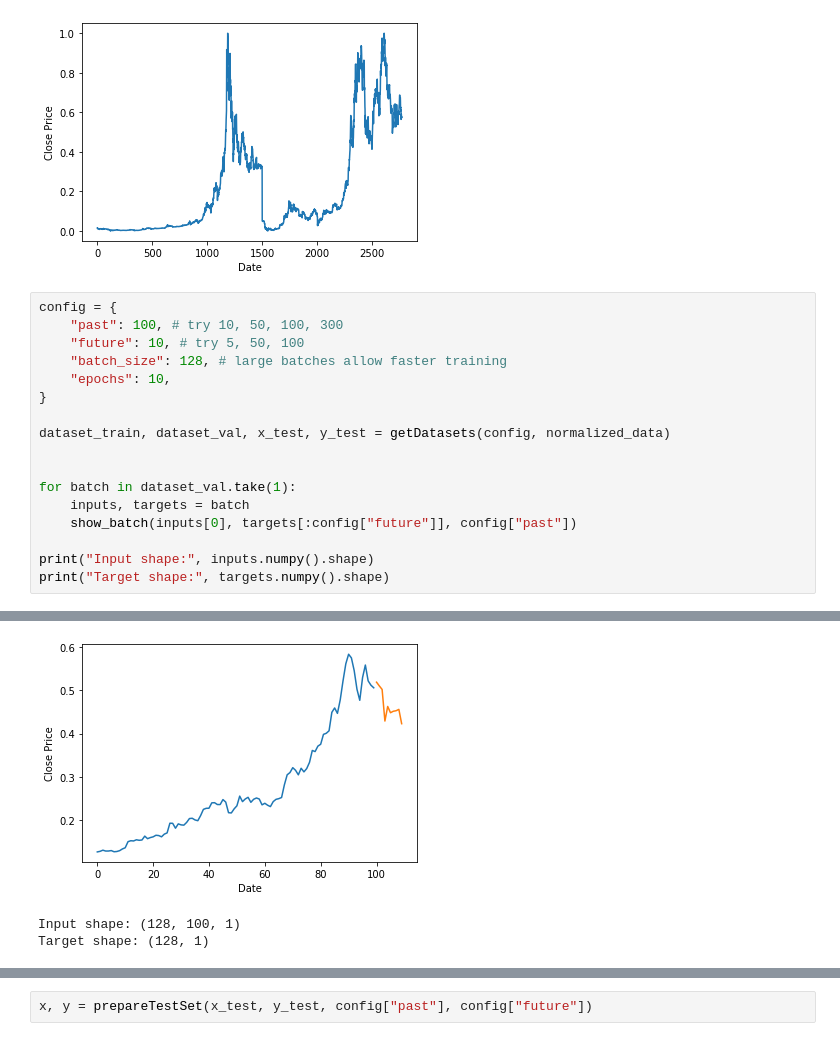
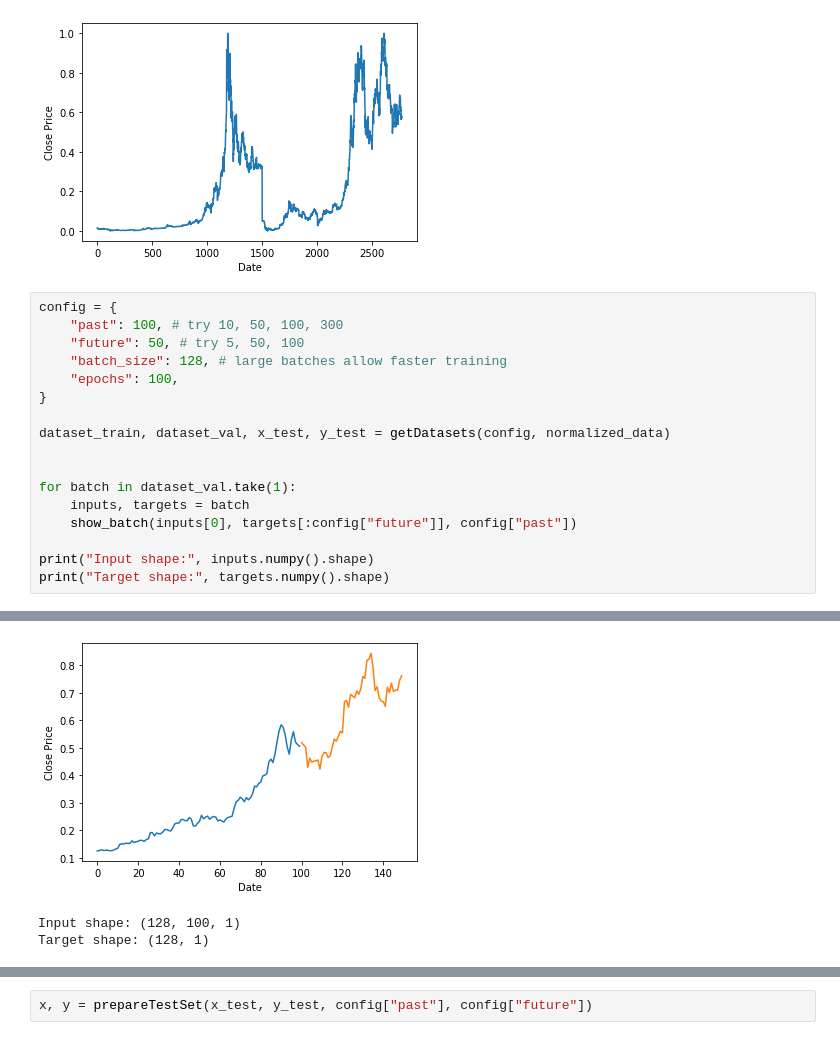
Before and after one commit to andrei-aleksanian/Bitcoin-price-prediction, a Jupyter notebook: src/colab2_longData.ipynb, the cells around one changed output, grey strips where cells are left out. Saved outputs shown, nothing was run; the diff lists cells and outputs as text.

```diff
--- a/src/colab2_longData.ipynb
+++ b/src/colab2_longData.ipynb
@@ -17,9 +17,9 @@ show_data_simple(normalized_data)
 # %%
 config = {
     "past": 100, # try 10, 50, 100, 300
-    "future": 10, # try 5, 50, 100
+    "future": 50, # try 5, 50, 100
     "batch_size": 128, # large batches allow faster training
-    "epochs": 10,
+    "epochs": 100,
 }
 
 dataset_train, dataset_val, x_test, y_test = getDatasets(config, normalized_data)
@@ -36,5 +36,5 @@ print("Target shape:", targets.numpy().shape)
 To enable them in other operations, rebuild TensorFlow with the appropriate compiler flags.
-[figure, old version]
+[figure, new version]
 Input shape: (128, 100, 1)
 Target shape: (128, 1)
 # %%
```
Also changed, not shown: parts of 6 cells of this notebook, 3 other files.
